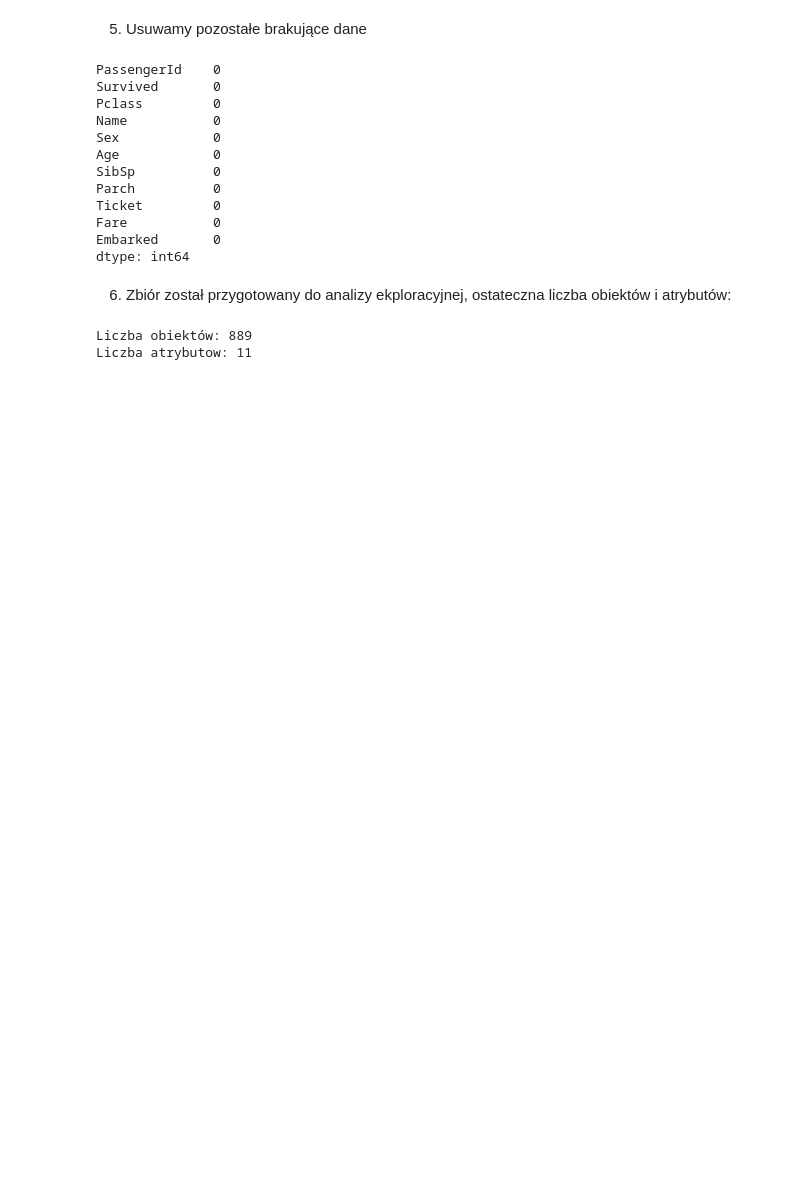
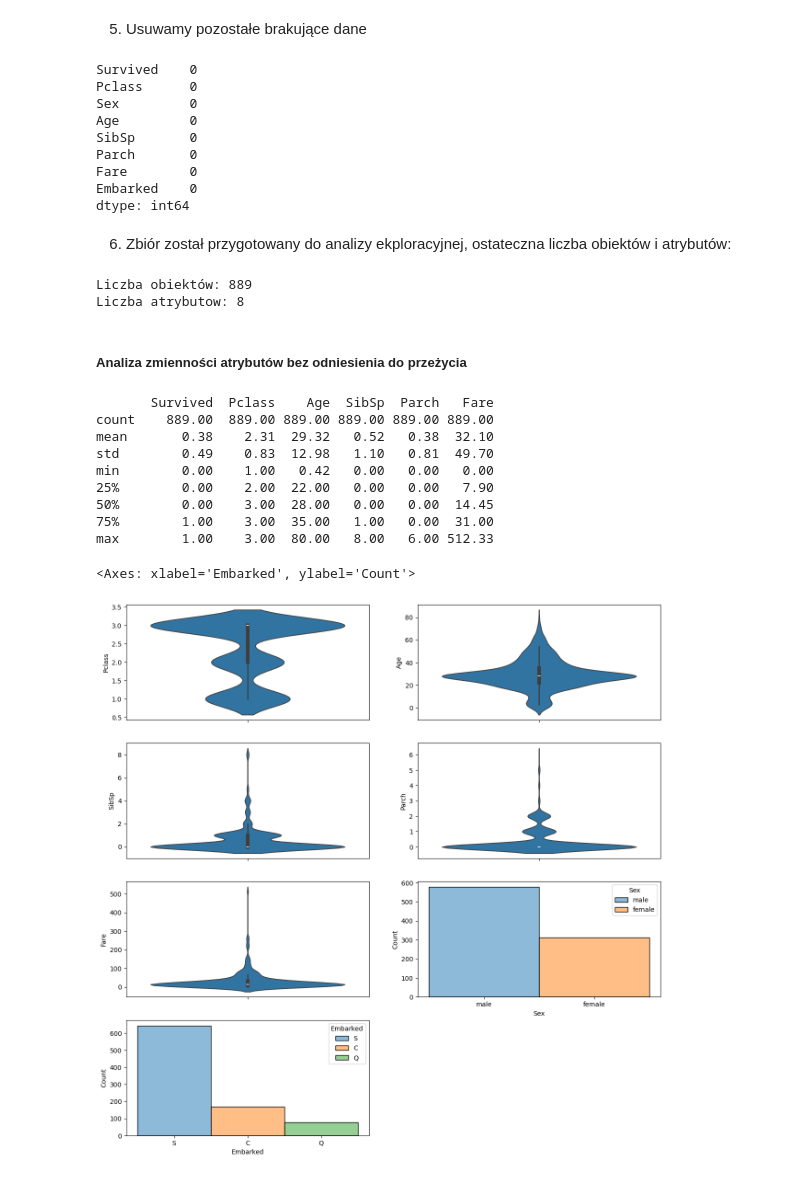
Before and after one commit to nataliabpw/titanic, a Jupyter notebook: project.ipynb, the cells around one changed output. Cells and saved outputs as stored; diff of their text form; code cells hidden in the pictures; blank space fills up the shorter version.

Commit message:
Analiza zmienności atrybutów, analiza korelacji, wykres punktowy

```diff
--- a/project.ipynb
+++ b/project.ipynb
@@ -39,6 +39,11 @@ print("Liczba obiektów:", dane.shape[0])
 
 # liczba atrybutów
 print("Liczba atrybutow:", dane.shape[1])
+
+# usuwanie kolumny PassengerId i Name
+dane.drop(columns=['PassengerId'], inplace=True)
+dane.drop(columns=['Name'], inplace=True)
+dane.drop(columns=['Ticket'], inplace=True)
 # %% [output]
 Liczba obiektów: 891
 Liczba atrybutow: 12
@@ -107,17 +106,14 @@ dane = dane.dropna()
 
 dane.isnull().sum()
 # %% [output]
-PassengerId    0
-Survived       0
-Pclass         0
-Name           0
-Sex            0
-Age            0
-SibSp          0
-Parch          0
-Ticket         0
-Fare           0
-Embarked       0
+Survived    0
+Pclass      0
+Sex         0
+Age         0
+SibSp       0
+Parch       0
+Fare        0
+Embarked    0
 dtype: int64
 # %% [markdown]
 6. Zbiór został przygotowany do analizy ekploracyjnej, ostateczna liczba obiektów i atrybutów:
@@ -129,4 +125,36 @@ print("Liczba obiektów:", dane.shape[0])
 print("Liczba atrybutow:", dane.shape[1])
 # %% [output]
 Liczba obiektów: 889
-Liczba atrybutow: 11
+Liczba atrybutow: 8
+# %% [markdown]
+##### Analiza zmienności atrybutów bez odniesienia do przeżycia
+# %%
+print(dane.describe())
+
+plt.figure(figsize=(15,15))
+plt.subplot(4,2,1)
+sns.violinplot(data=dane['Pclass'])
+plt.subplot(4,2,2)
+sns.violinplot(data=dane['Age'])
+plt.subplot(4,2,3)
+sns.violinplot(data=dane['SibSp'])
+plt.subplot(4,2,4)
+sns.violinplot(data=dane['Parch'])
+plt.subplot(4,2,5)
+sns.violinplot(data=dane['Fare'])
+plt.subplot(4,2,6)
+sns.histplot(data=dane, x="Sex", hue="Sex")
+plt.subplot(4,2,7)
+sns.histplot(data=dane, x="Embarked", hue="Embarked")
+# %% [output]
+       Survived  Pclass    Age  SibSp  Parch   Fare
+count    889.00  889.00 889.00 889.00 889.00 889.00
+mean       0.38    2.31  29.32   0.52   0.38  32.10
+std        0.49    0.83  12.98   1.10   0.81  49.70
+min        0.00    1.00   0.42   0.00   0.00   0.00
+25%        0.00    2.00  22.00   0.00   0.00   7.90
+50%        0.00    3.00  28.00   0.00   0.00  14.45
+75%        1.00    3.00  35.00   1.00   0.00  31.00
+max        1.00    3.00  80.00   8.00   6.00 512.33
+<Axes: xlabel='Embarked', ylabel='Count'>
+[figure, added]
```
Also changed, not shown: parts of 9 cells of this notebook.
